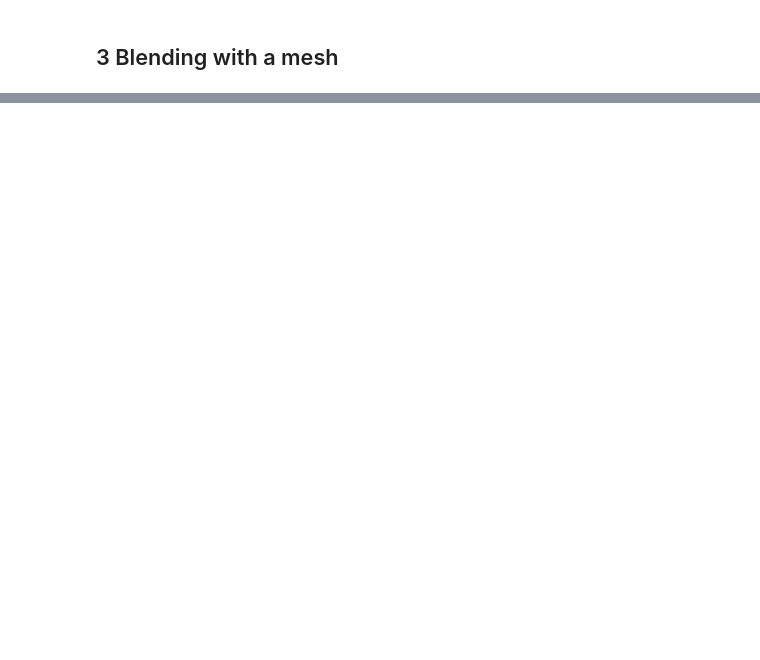
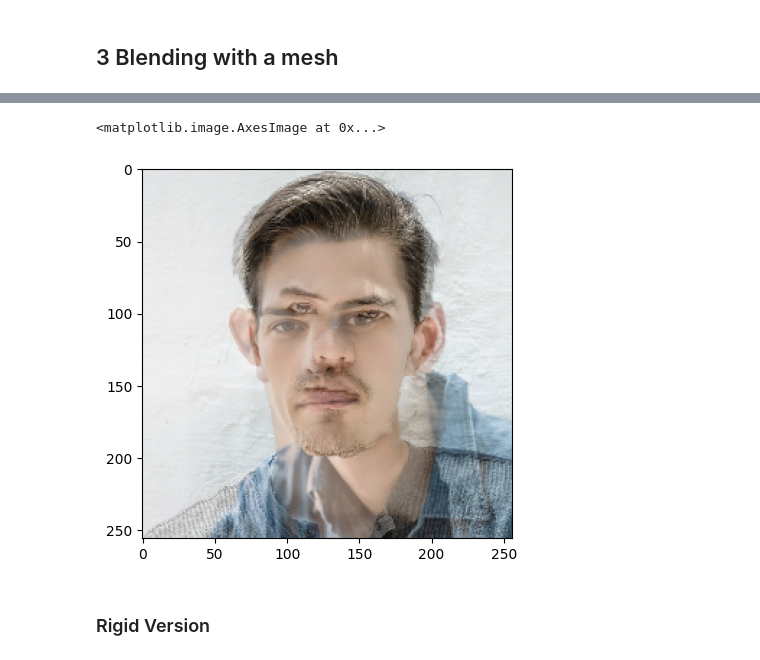
Before and after one commit to lucieniii/UCL-IP-2022, a Jupyter notebook: Practical2/Practical2.ipynb, the cells around one changed output, grey strips where cells are left out. Cells and saved outputs as stored; diff of their text form; code cells hidden in the pictures; blank space fills up the shorter version.

```diff
--- a/Practical2/Practical2.ipynb
+++ b/Practical2/Practical2.ipynb
@@ -197,0 +205,44 @@ plt.show()
+# %%
+def calBetweenImage_affine(im_src, points_src, im_dst, points_dst, weight, alpha):
+
+    height, width = im_src.shape[:2]
+    im_bet = np.zeros(im_dst.shape)
+
+    # The formula can't deal with weight=1, because d(x) is irrelevant with weight.
+    # E(x + d(x)) is actually a fixed image.
+    if weight == 1:
+        return im_dst
+
+    for h in range(height):
+        for w in range(width):
+            is_fea = False
+            for ps, pd in zip(points_src, points_dst):
+                if ps[0] == h and ps[1] == w:
+                    is_fea = True
+                    im_bet[h, w] = (1 - weight) * im_src[h, w] + weight * im_dst[pd[0], pd[1]]
+                    break
+            if is_fea:
+                continue
+            x = np.array([h, w])
+            sk = np.sum(1 / alpha / np.square(np.linalg.norm(x - points_src, axis=1)))
+            dk = 1. * (points_src - points_dst)
+            kd = 1 / alpha / np.square(np.linalg.norm(x - points_src, axis=1))
+            dk[:, 0] *= kd
+            dk[:, 1] *= kd
+            dk = np.rint(np.sum(dk, axis=0) / sk)
+            hd = np.clip(h - dk[0], 0, height - 1).astype(np.int32)
+            wd = np.clip(w - dk[1], 0, width  - 1).astype(np.int32)
+            im_bet[h, w] = (1 - weight) * im_src[h, w] + weight * im_dst[hd, wd]
+
+    return im_bet.astype(np.uint8)
+# %%
+shape_src_nc = getShapePoints(src_image, False)
+shape_dst_nc = getShapePoints(dst_image, False)
+im_bet = calBetweenImage_affine(src_image, shape_src, dst_image, shape_dst, 0.5, 1)
+# %%
+plt.imshow(im_bet)
+# %% [output]
+<matplotlib.image.AxesImage at 0x...>
+[figure, added]
+# %% [markdown]
+### Rigid Version
```
Also changed, not shown: parts of 28 cells of this notebook.
